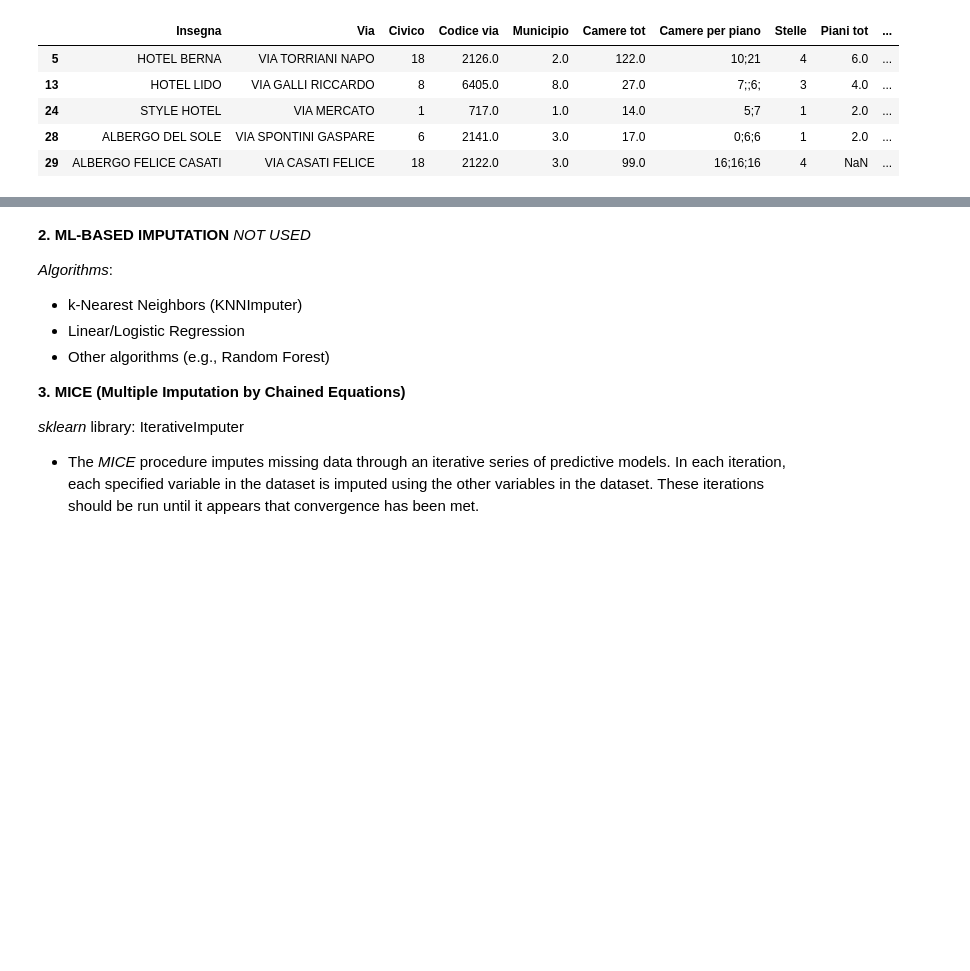
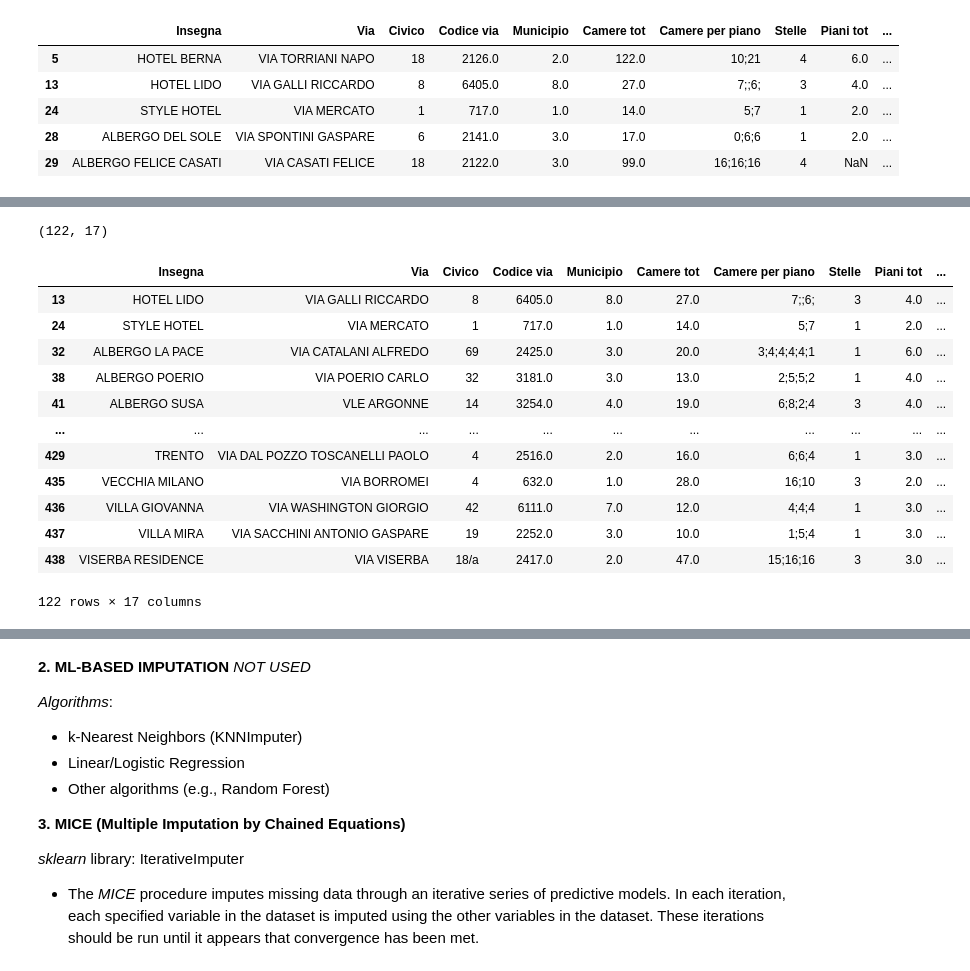
Before and after one commit to silviamacchi/DataQuality_project, a Jupyter notebook: Script_Silvia.ipynb, the cells around one changed output, grey strips where cells are left out. Cells and saved outputs as stored; diff of their text form; code cells hidden in the pictures; blank space fills up the shorter version.

```diff
--- a/Script_Silvia.ipynb
+++ b/Script_Silvia.ipynb
@@ -575,0 +604,30 @@ STRUTTURE[STRUTTURE['Elenco piani'].notna()].head()
+# %%
+df_filtrato = count[
+    (count['count_piani_elenco'].notna()) |
+    (count['count_piani_camere'].notna()) |
+    (count['count_piani_letti'].notna()) |
+    (count['numero piani'].notna())
+]
+df_coherent = df_filtrato[
+    (df_filtrato['count_piani_elenco'].astype("Int64")==df_filtrato['count_piani_camere'].astype("Int64")) &
+    (df_filtrato['count_piani_camere'].astype("Int64")==df_filtrato['count_piani_letti'].astype("Int64")) &
+    (df_filtrato['count_piani_letti'].astype("Int64")==df_filtrato['numero piani'].astype("Int64"))
+]
+print(df_coherent.shape)
+df_coherent
+# there are 121 rows in which there are coherent not null values
+# %% [output]
+(122, 17)
+|  | Insegna | Via | Civico | Codice via | Municipio | Camere tot | Camere per piano | Stelle | Piani tot | ... |
+| 13 | HOTEL LIDO | VIA GALLI RICCARDO | 8 | 6405.0 | 8.0 | 27.0 | 7;;6; | 3 | 4.0 | ... |
+| 24 | STYLE HOTEL | VIA MERCATO | 1 | 717.0 | 1.0 | 14.0 | 5;7 | 1 | 2.0 | ... |
+| 32 | ALBERGO LA PACE | VIA CATALANI ALFREDO | 69 | 2425.0 | 3.0 | 20.0 | 3;4;4;4;4;1 | 1 | 6.0 | ... |
+| 38 | ALBERGO POERIO | VIA POERIO CARLO | 32 | 3181.0 | 3.0 | 13.0 | 2;5;5;2 | 1 | 4.0 | ... |
+| 41 | ALBERGO SUSA | VLE ARGONNE | 14 | 3254.0 | 4.0 | 19.0 | 6;8;2;4 | 3 | 4.0 | ... |
+| ... | ... | ... | ... | ... | ... | ... | ... | ... | ... | ... |
+| 429 | TRENTO | VIA DAL POZZO TOSCANELLI PAOLO | 4 | 2516.0 | 2.0 | 16.0 | 6;6;4 | 1 | 3.0 | ... |
+| 435 | VECCHIA MILANO | VIA BORROMEI | 4 | 632.0 | 1.0 | 28.0 | 16;10 | 3 | 2.0 | ... |
+| 436 | VILLA GIOVANNA | VIA WASHINGTON GIORGIO | 42 | 6111.0 | 7.0 | 12.0 | 4;4;4 | 1 | 3.0 | ... |
+| 437 | VILLA MIRA | VIA SACCHINI ANTONIO GASPARE | 19 | 2252.0 | 3.0 | 10.0 | 1;5;4 | 1 | 3.0 | ... |
+| 438 | VISERBA RESIDENCE | VIA VISERBA | 18/a | 2417.0 | 2.0 | 47.0 | 15;16;16 | 3 | 3.0 | ... |
+122 rows × 17 columns
```
Also changed, not shown: parts of 11 cells of this notebook, 1 other file.
